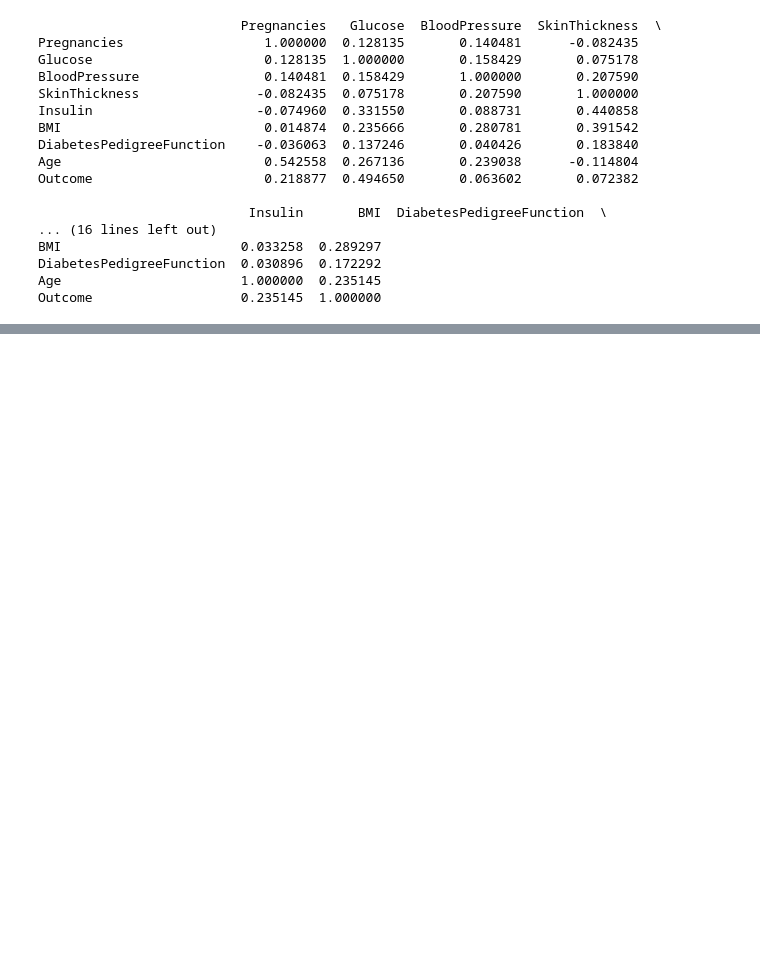
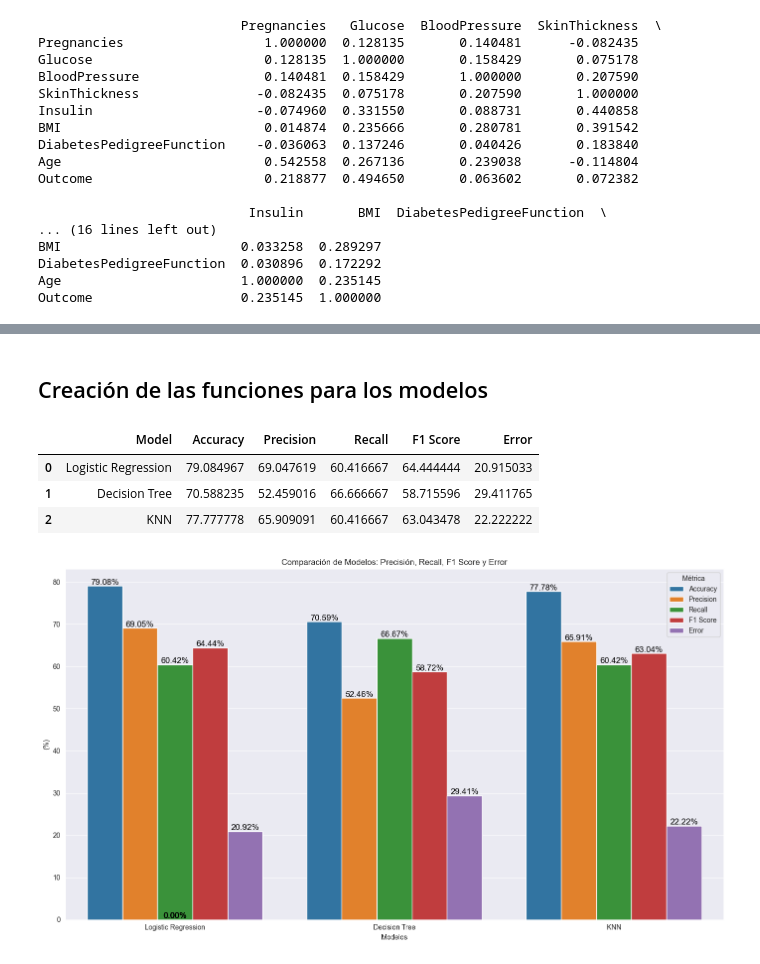
Before and after one commit to carlosdizx/first-steps-data-science, a Jupyter notebook: example29.ipynb, the cells around one changed output, grey strips where cells are left out. Drawn from its saved outputs; the diff is of its cells as text; code cells hidden in the pictures; blank space fills up the shorter version.

```diff
--- a/example29.ipynb
+++ b/example29.ipynb
@@ -303,0 +283,2 @@ ANOVA entre 'Glucose' y 'Outcome': F-statistic = 246.51849597423822, p-value = 2
+# %% [markdown]
+## Creación de las funciones para los modelos
@@ -303,0 +332,49 @@ ANOVA entre 'Glucose' y 'Outcome': F-statistic = 246.51849597423822, p-value = 2
+# %%
+results = {'Logistic Regression': logistic_regression_model(X_train, X_test, y_train, y_test),
+           'Decision Tree': decision_tree_model(X_train, X_test, y_train, y_test),
+           'KNN': knn_model(X_train, X_test, y_train, y_test)}
+# %%
+metrics_list = []
+
+for model, metrics in results.items():
+    metrics_list.append({
+        "Model": model,
+        "Accuracy": metrics['Accuracy'] * 100,
+        "Precision": metrics['Precision'] * 100,
+        "Recall": metrics['Recall'] * 100,
+        "F1 Score": metrics['F1 Score'] * 100,
+        "Error": (1 - metrics['Accuracy']) * 100,
+    })
+
+# Crear un DataFrame a partir de la lista de métricas
+results_df = pd.DataFrame(metrics_list)
+# %%
+results_df.head()
+# %% [output]
+|  | Model | Accuracy | Precision | Recall | F1 Score | Error |
+| 0 | Logistic Regression | 79.084967 | 69.047619 | 60.416667 | 64.444444 | 20.915033 |
+| 1 | Decision Tree | 70.588235 | 52.459016 | 66.666667 | 58.715596 | 29.411765 |
+| 2 | KNN | 77.777778 | 65.909091 | 60.416667 | 63.043478 | 22.222222 |
+# %%
+metrics_df = results_df.melt(id_vars=["Model"], value_vars=["Accuracy", "Precision", "Recall", "F1 Score", "Error"],
+                             var_name="Metric", value_name="Value")
+
+plt.figure(figsize=(14, 8))
+ax = sns.barplot(x="Model", y="Value", hue="Metric", data=metrics_df)
+
+for p in ax.patches:
+    ax.annotate(f'{p.get_height():.2f}%',
+                (p.get_x() + p.get_width() / 2., p.get_height()),
+                ha='center', va='center',
+                fontsize=12, color='black',
+                xytext=(0, 5), textcoords='offset points')
+
+plt.title('Comparación de Modelos: Precisión, Recall, F1 Score y Error')
+plt.ylabel('(%)')
+plt.xlabel('Modelos')
+plt.legend(title='Métrica')
+
+plt.tight_layout()
+plt.show()
+# %% [output]
+[figure, added]
```
Also changed, not shown: parts of 18 cells of this notebook.
